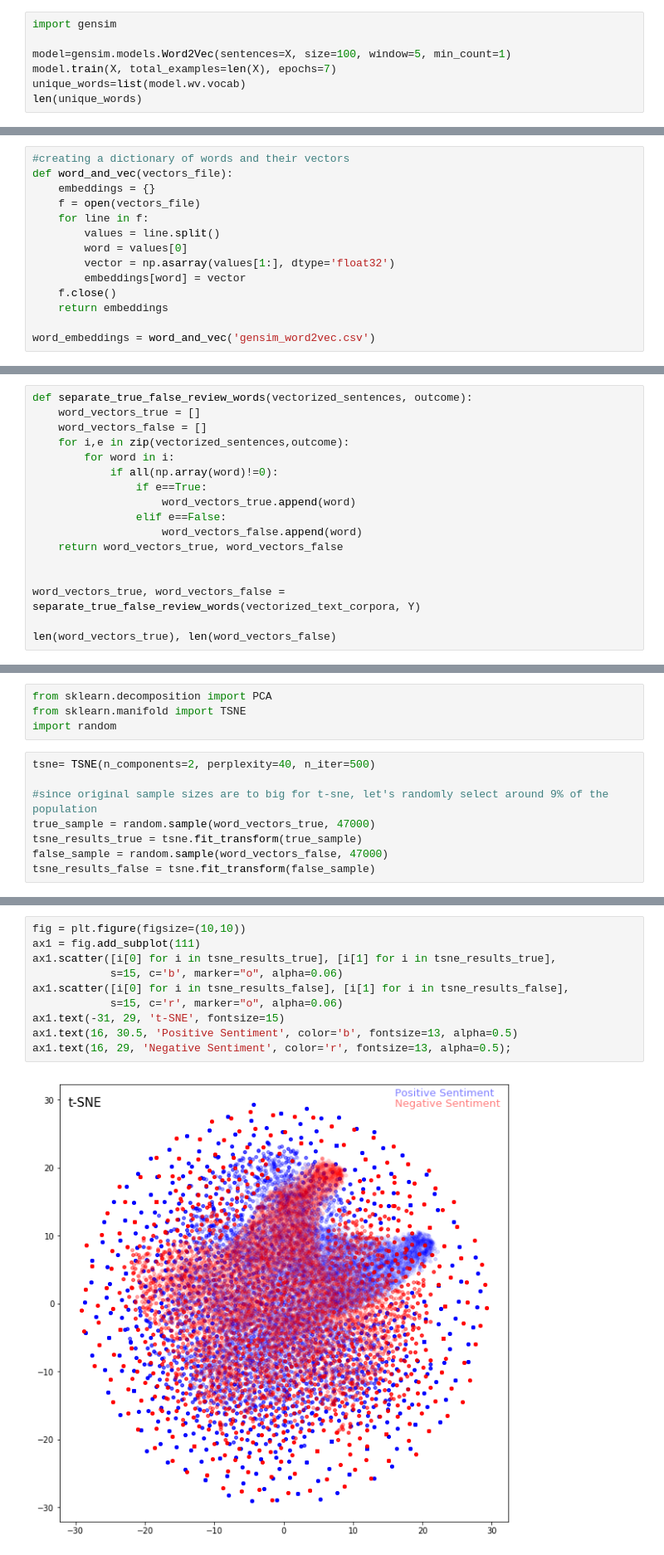
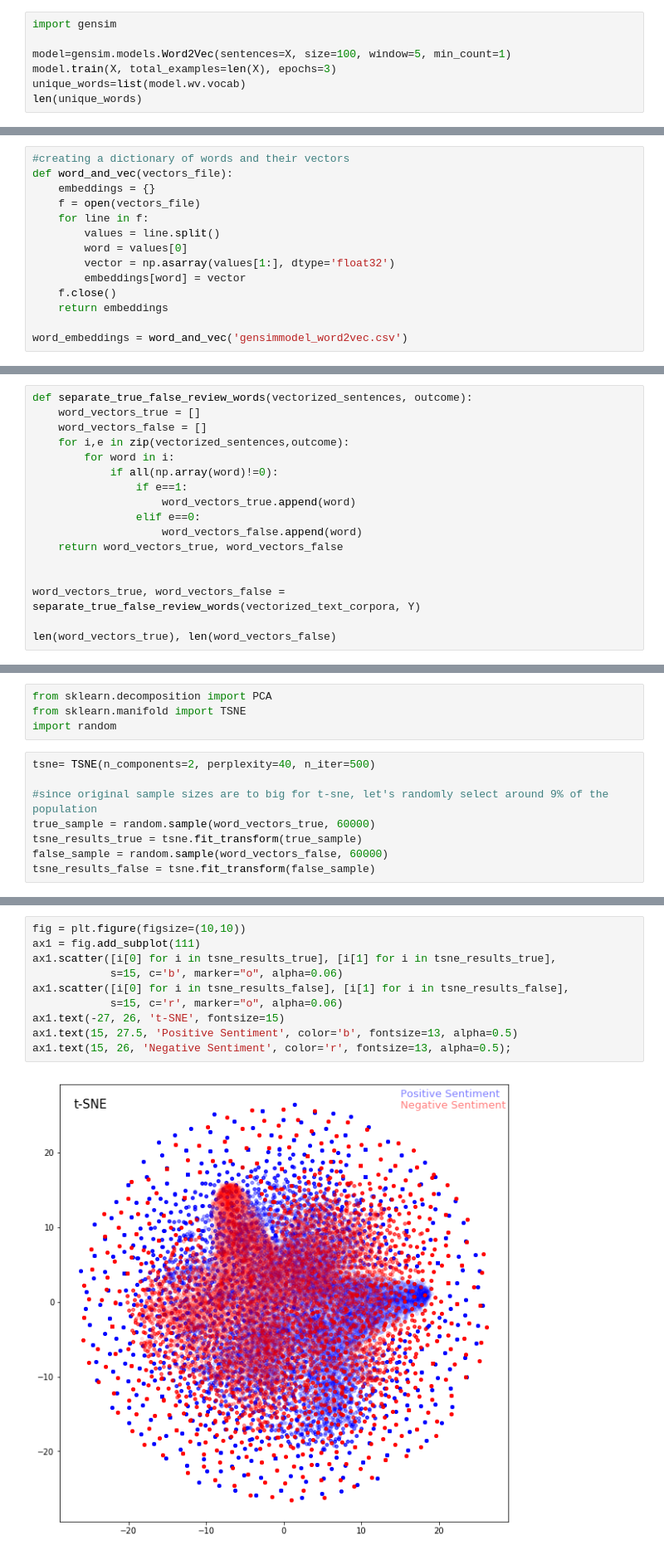
Before and after one commit to gabaslava/imdb, a Jupyter notebook: 22_Part_II_text_analysis.ipynb, the cells around one changed output, grey strips where cells are left out. Shown at 83% size. Cells and saved outputs as stored; diff of their text form.

```diff
--- a/22_Part_II_text_analysis.ipynb
+++ b/22_Part_II_text_analysis.ipynb
@@ -81,7 +276,7 @@ max_len, min_len, mean_x, std_x, total_x
 import gensim
 
 model=gensim.models.Word2Vec(sentences=X, size=100, window=5, min_count=1)
-model.train(X, total_examples=len(X), epochs=7)
+model.train(X, total_examples=len(X), epochs=3)
 unique_words=list(model.wv.vocab)
 len(unique_words)
 # %% [output]
@@ -126,7 +321,7 @@ def word_and_vec(vectors_file):
     f.close()
     return embeddings
 
-word_embeddings = word_and_vec('gensim_word2vec.csv')
+word_embeddings = word_and_vec('gensimmodel_word2vec.csv')
 # %% [markdown]
 ### Now vectorizing the texts.
 # %%
@@ -154,9 +349,9 @@ def separate_true_false_review_words(vectorized_sentences, outcome):
     for i,e in zip(vectorized_sentences,outcome):
         for word in i:
             if all(np.array(word)!=0):
-                if e==True:
+                if e==1:
                     word_vectors_true.append(word)
-                elif e==False:
+                elif e==0:
                     word_vectors_false.append(word)
     return word_vectors_true, word_vectors_false
 
@@ -176,9 +371,9 @@ import random
 tsne= TSNE(n_components=2, perplexity=40, n_iter=500)
 
 #since original sample sizes are to big for t-sne, let's randomly select around 9% of the population
-true_sample = random.sample(word_vectors_true, 47000)
+true_sample = random.sample(word_vectors_true, 60000)
 tsne_results_true = tsne.fit_transform(true_sample)
-false_sample = random.sample(word_vectors_false, 47000)
+false_sample = random.sample(word_vectors_false, 60000)
 tsne_results_false = tsne.fit_transform(false_sample)
 # %% [markdown]
 ### Clusters in the below image are intertwined however clearly perceptible. This is expected as the whole text corpus was taken into consideration, i.e. there is a great deal of words that are repeated both in negative sentiment reviews and also in positive.
@@ -186,12 +380,12 @@ tsne_results_false = tsne.fit_transform(false_sample)
 # %%
 fig = plt.figure(figsize=(10,10))
 ax1 = fig.add_subplot(111)
 ax1.scatter([i[0] for i in tsne_results_true], [i[1] for i in tsne_results_true],
             s=15, c='b', marker="o", alpha=0.06)
 ax1.scatter([i[0] for i in tsne_results_false], [i[1] for i in tsne_results_false],
             s=15, c='r', marker="o", alpha=0.06)
-ax1.text(-31, 29, 't-SNE', fontsize=15)
-ax1.text(16, 30.5, 'Positive Sentiment', color='b', fontsize=13, alpha=0.5)
-ax1.text(16, 29, 'Negative Sentiment', color='r', fontsize=13, alpha=0.5);
+ax1.text(-27, 26, 't-SNE', fontsize=15)
+ax1.text(15, 27.5, 'Positive Sentiment', color='b', fontsize=13, alpha=0.5)
+ax1.text(15, 26, 'Negative Sentiment', color='r', fontsize=13, alpha=0.5);
 # %% [output]
-[figure, old version]
+[figure, new version]
```
Also changed, not shown: parts of 75 cells of this notebook.
